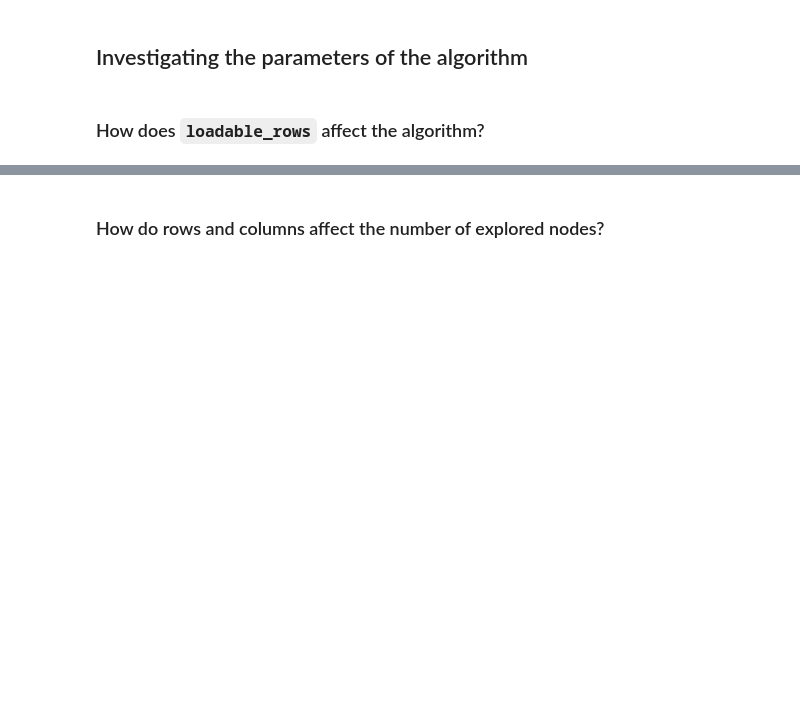
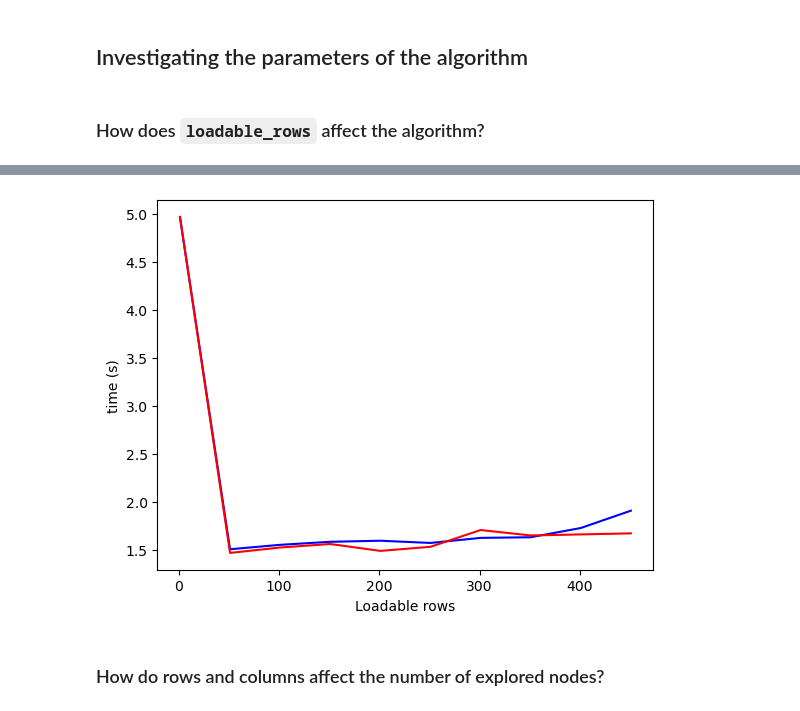
Before and after one commit to festad/University-Notes, a Jupyter notebook: algstrdat/prog/py/mem_eff_exact_cover.ipynb, the cells around one changed output, grey strips where cells are left out. Cells and saved outputs as stored; diff of their text form; code cells hidden in the pictures; blank space fills up the shorter version.

```diff
--- a/algstrdat/prog/py/mem_eff_exact_cover.ipynb
+++ b/algstrdat/prog/py/mem_eff_exact_cover.ipynb
@@ -1401,0 +1310,2 @@ plt.show()
+# %%
+i_list_s, times_s, times_star_s = get_time_to_solve(N, M, shuffle=True)
@@ -1402,3 +1330,15 @@ plt.show()
+# %%
+plt.xlabel("Loadable rows")
+plt.ylabel("time (s)")
+plt.title(f"")
+# Remember to sort the lists by i_list_s
+plt.plot(*zip(*sorted(zip(i_list_s, times_s))), color='blue', label='Base')
+plt.plot(*zip(*sorted(zip(i_list_s, times_star_s))), color='red', label='Star')
+plt.legend
+plt.savefig(path_out+"loadable_rows_time_diff_shuffled.pdf", dpi=300)
+plt.show()
+# %% [output]
+[figure, added]
 # %% [markdown]
 ### How do rows and columns affect the number of explored nodes?
 # %%
```
Also changed, not shown: parts of 39 cells of this notebook, 28 other files.
